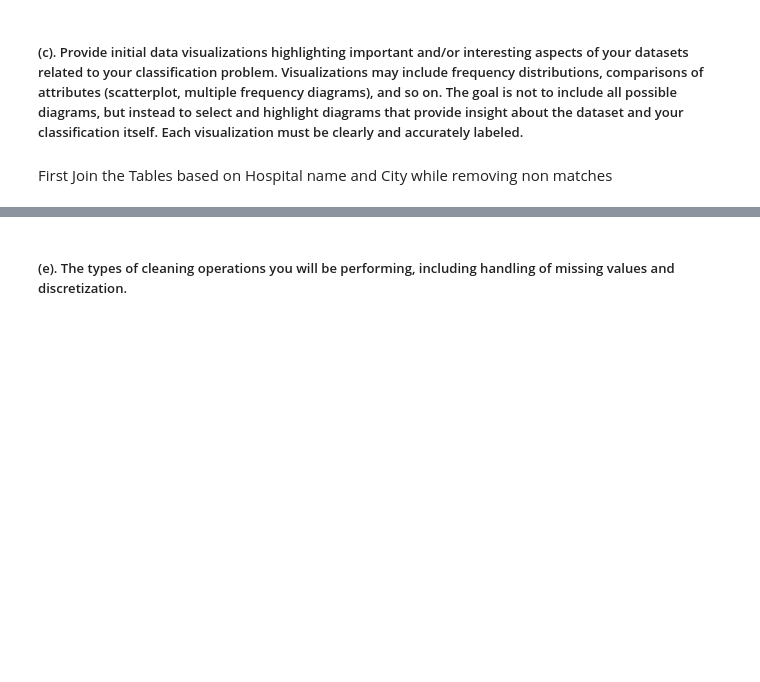
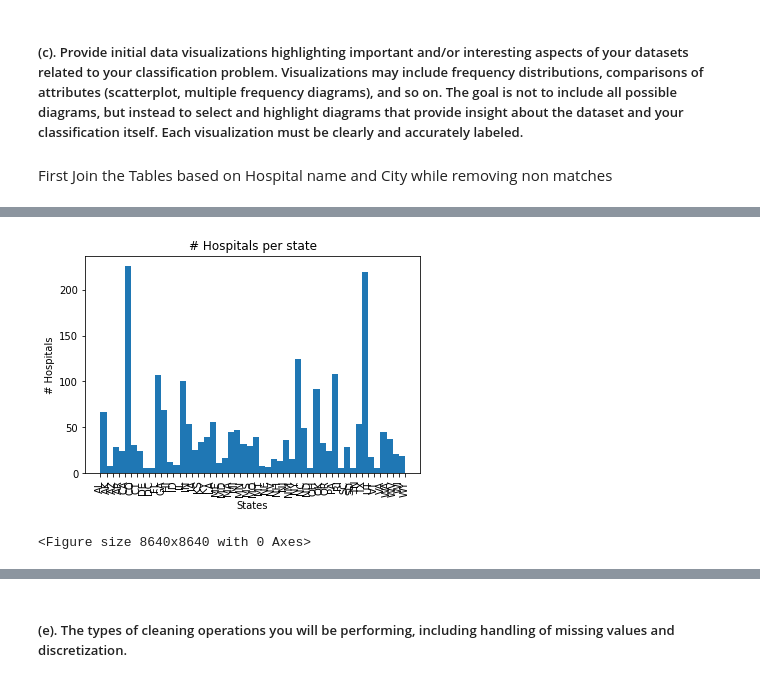
Before and after one commit to georgecalv/Hospital-Ratings-and-Cost, a Jupyter notebook: exploratory_analysis.ipynb, the cells around one changed output, grey strips where cells are left out. Saved outputs shown, nothing was run; the diff lists cells and outputs as text; code cells hidden in the pictures; blank space fills up the shorter version.

```diff
--- a/exploratory_analysis.ipynb
+++ b/exploratory_analysis.ipynb
@@ -110,0 +123,19 @@ combined_table = DataTable.combine(inpatient_charges_table, hospital_info_table,
+# %%
+temp_table = combined_table.copy()
+temp_table.drop(["DRG Definition", "Hospital Referral Region Description", "Total Discharges" ,
+                "Average Covered Charges" , "Average Total Payments ","Average Medicare Payments", "Hospital overall rating footnote",
+                "Mortality national comparison","Mortality national comparison footnote",
+                "Safety of care national comparison","Safety of care national comparison footnote",
+                "Readmission national comparison","Readmission national comparison footnote",
+                "Patient experience national comparison","Patient experience national comparison footnote",
+                "Effectiveness of care national comparison","Effectiveness of care national comparison footnote",
+                "Timeliness of care national comparison","Timeliness of care national comparison footnote",
+                "Efficient use of medical imaging national comparison","Efficient use of medical imaging national comparison footnote",
+                "Phone Number","Hospital Type","Hospital Ownership","Emergency Services",
+                "Meets criteria for meaningful use of EHRs"])
+# %%
+hospital_table = remove_duplicates(temp_table)
+histogram(hospital_table, "State", 50, "States", "# Hospitals", "# Hospitals per state")
+# %% [output]
+[figure, added]
+<Figure size 8640x8640 with 0 Axes>
```
Also changed, not shown: parts of 12 cells of this notebook, 1 other file.
